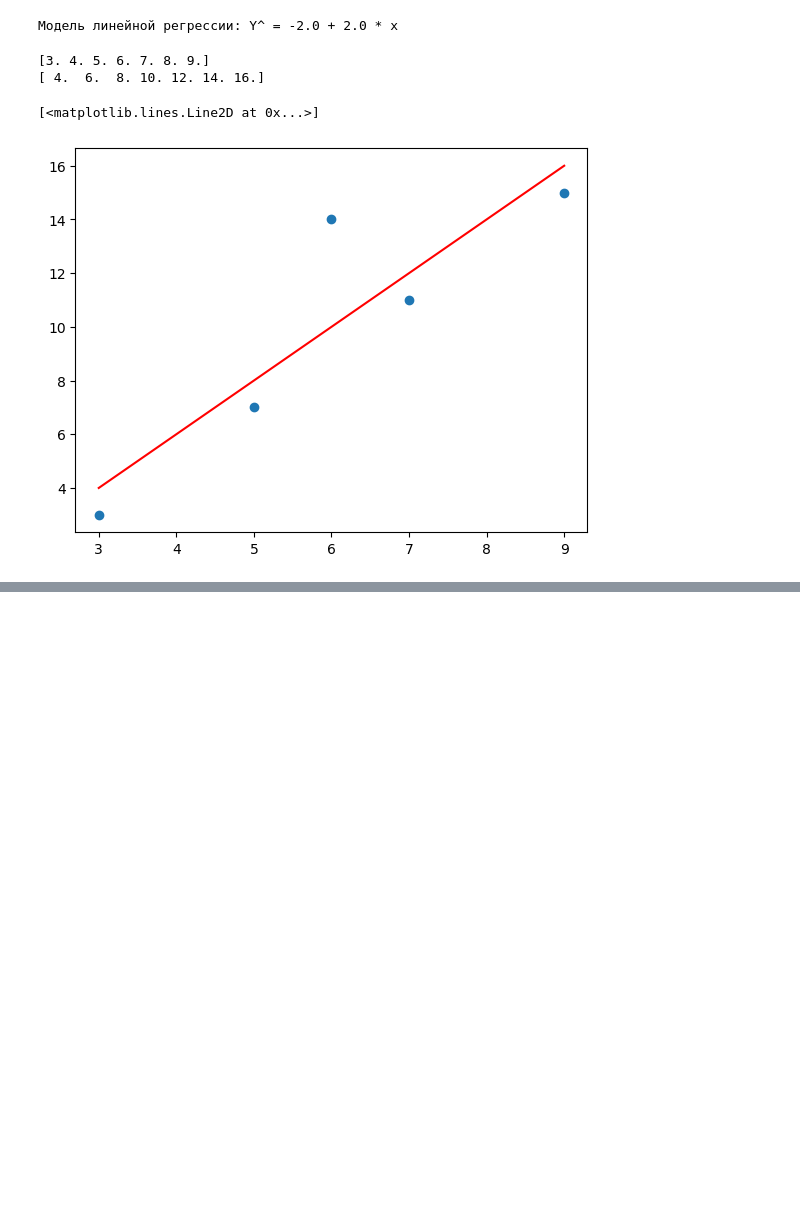
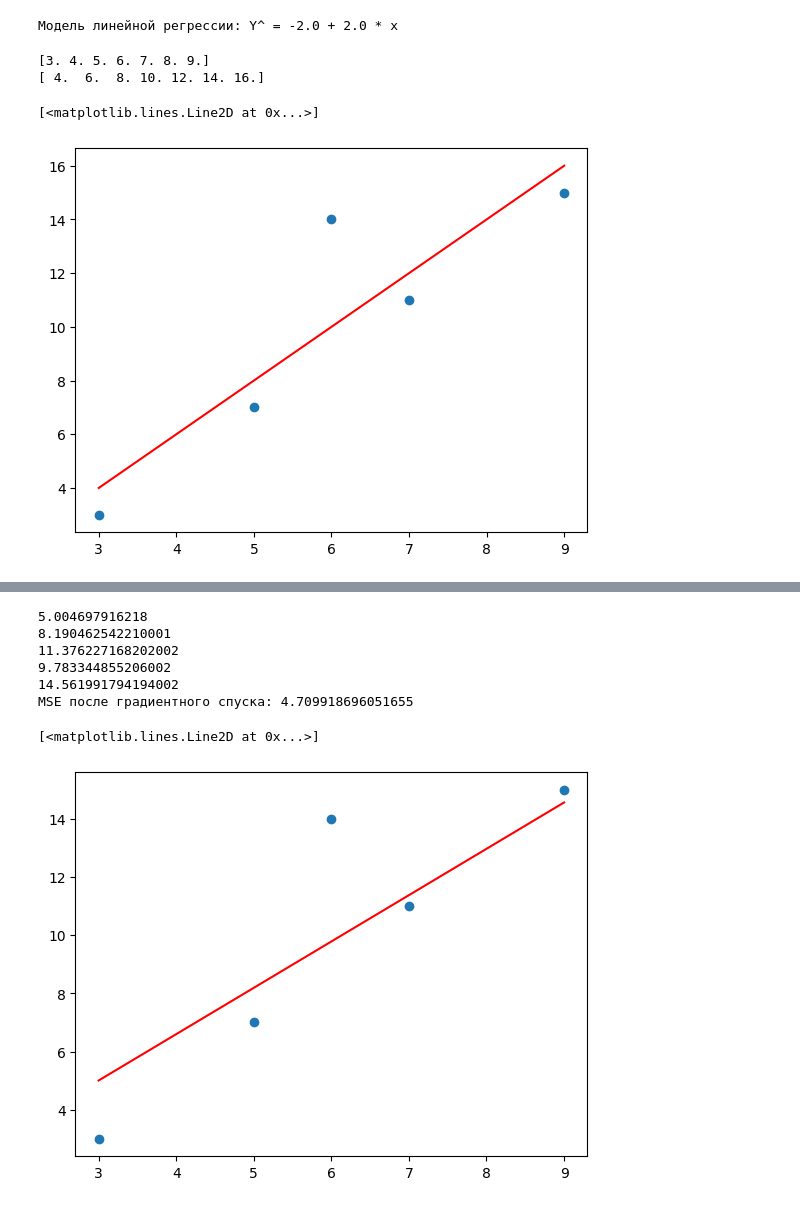
Before and after one commit to Undeadguy0/SEM_5, a Jupyter notebook: Машинное_обучение/1-2.ipynb, the cells around one changed output, grey strips where cells are left out. Cells and saved outputs as stored; diff of their text form; code cells hidden in the pictures; blank space fills up the shorter version.

```diff
--- a/Машинное_обучение/1-2.ipynb
+++ b/Машинное_обучение/1-2.ipynb
@@ -43,0 +151,26 @@ ax.plot(x_space, y_pred, 'r')
+# %%
+# Запустим цикл градиентного спуска с заданной точностью 5
+regr = SimpleRegression()
+steps, errors = regr.fit(x, Y, alpha=0.001, epsylon=5)
+# %%
+# Выведем график прогнозов и вычислим MSE
+print(regr.predict(3))
+print(regr.predict(5))
+print(regr.predict(7))
+print(regr.predict(6))
+print(regr.predict(9))
+print("MSE после градиентного спуска:", regr.MSE(x, Y))
+Y_pred = regr.predict(x_space)
+fig = plt.figure()
+ax = fig.add_axes([0.1, 0.1, 0.8, 0.8])
+ax.scatter(x, Y)
+ax.plot(x_space, Y_pred, 'r')
+# %% [output]
+5.004697916218
+8.190462542210001
+11.376227168202002
+9.783344855206002
+14.561991794194002
+MSE после градиентного спуска: 4.709918696051655
+[<matplotlib.lines.Line2D at 0x...>]
+[figure, added]
```
Also changed, not shown: parts of 25 cells of this notebook, 46 other files.
